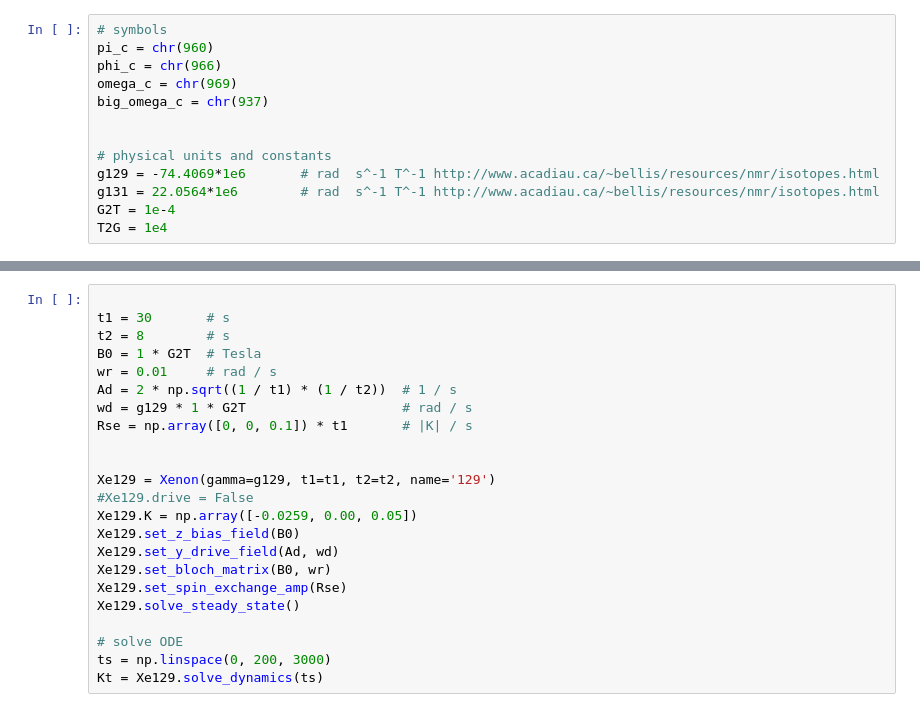
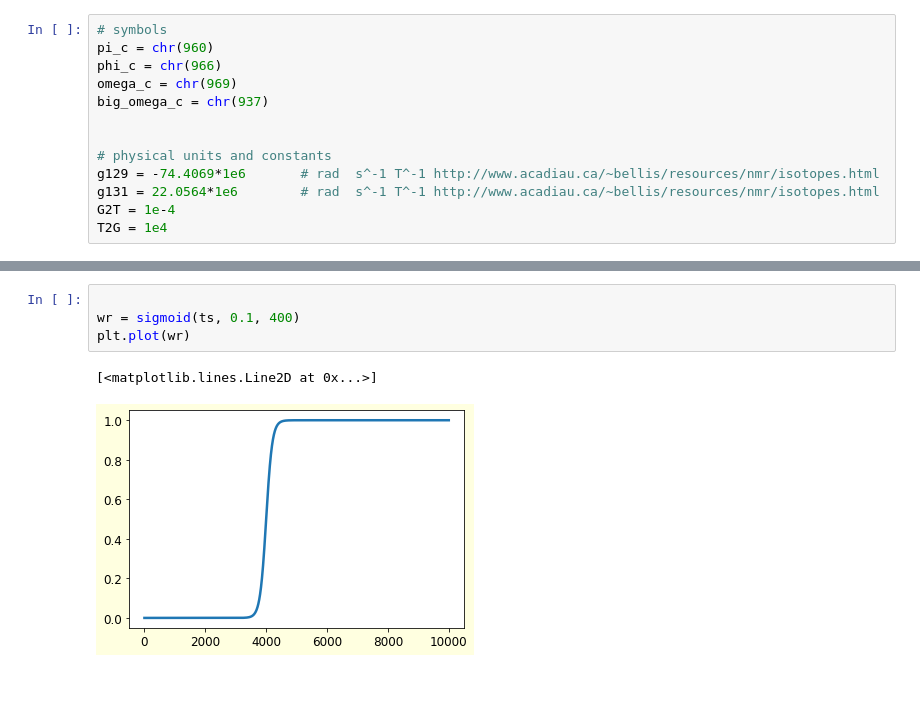
Before and after one commit to RoyElkabetz/NMR-gyroscope, a Jupyter notebook: src/NMRG_experiment1.ipynb, the cells around one changed output, grey strips where cells are left out. Drawn from its saved outputs; the diff is of its cells as text; blank space fills up the shorter version.

```diff
--- a/src/NMRG_experiment1.ipynb
+++ b/src/NMRG_experiment1.ipynb
@@ -140,23 +139,7 @@ class MagneticSetup:
-# %%
-
-t1 = 30       # s
-t2 = 8        # s
-B0 = 1 * G2T  # Tesla
-wr = 0.01     # rad / s
-Ad = 2 * np.sqrt((1 / t1) * (1 / t2))  # 1 / s
-wd = g129 * 1 * G2T                    # rad / s
-Rse = np.array([0, 0, 0.1]) * t1       # |K| / s
-
-
-Xe129 = Xenon(gamma=g129, t1=t1, t2=t2, name='129')
-#Xe129.drive = False
-Xe129.K = np.array([-0.0259, 0.00, 0.05])
-Xe129.set_z_bias_field(B0)
-Xe129.set_y_drive_field(Ad, wd)
-Xe129.set_bloch_matrix(B0, wr)
-Xe129.set_spin_exchange_amp(Rse)
-Xe129.solve_steady_state()
-
-# solve ODE
-ts = np.linspace(0, 200, 3000)
-Kt = Xe129.solve_dynamics(ts)
+# %%
+
+wr = sigmoid(ts, 0.1, 400)
+plt.plot(wr)
+# %% [output]
+[<matplotlib.lines.Line2D at 0x...>]
+[figure, added]
```
Also changed, not shown: parts of 9 cells of this notebook.
